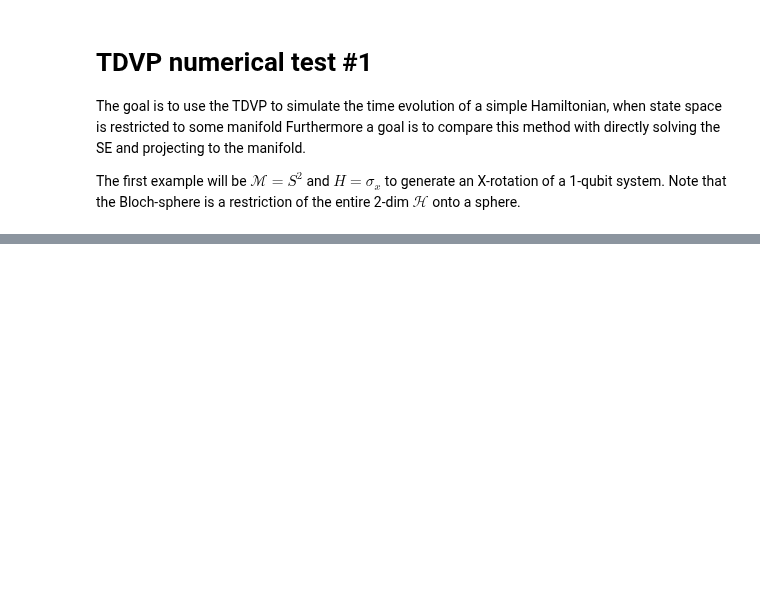
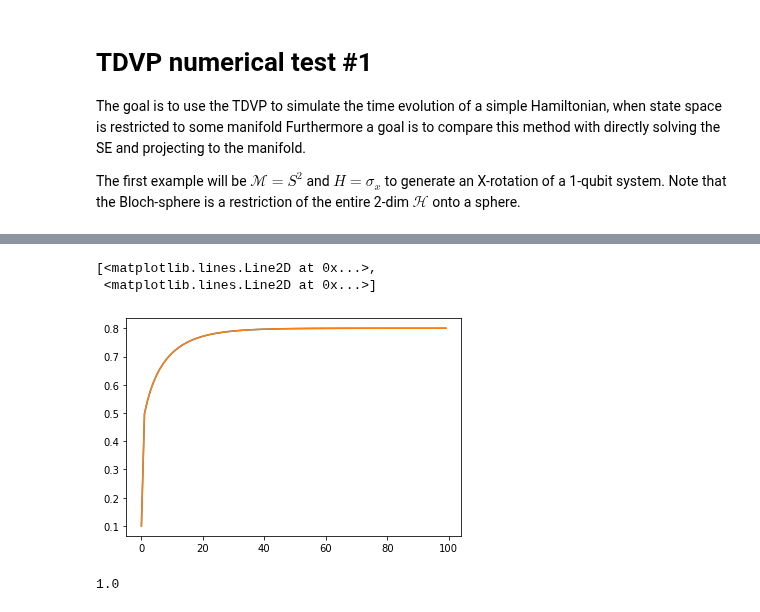
Before and after one commit to LeonhardRichter/TDVP_and_QAOA, a Jupyter notebook: tdvp.ipynb, the cells around one changed output, grey strips where cells are left out. Cells and saved outputs as stored; diff of their text form; code cells hidden in the pictures; blank space fills up the shorter version.

```diff
--- a/tdvp.ipynb
+++ b/tdvp.ipynb
@@ -125,0 +115,10 @@ TypeError: 'list' object cannot be interpreted as an integer
+# %%
+plt.plot(pts[:100])
+# %% [output]
+[<matplotlib.lines.Line2D at 0x...>,
+ <matplotlib.lines.Line2D at 0x...>]
+[figure, added]
+# %%
+psi(pts[-1]).norm()
+# %% [output]
+1.0
```
Also changed, not shown: parts of 44 cells of this notebook, 2 other files.
